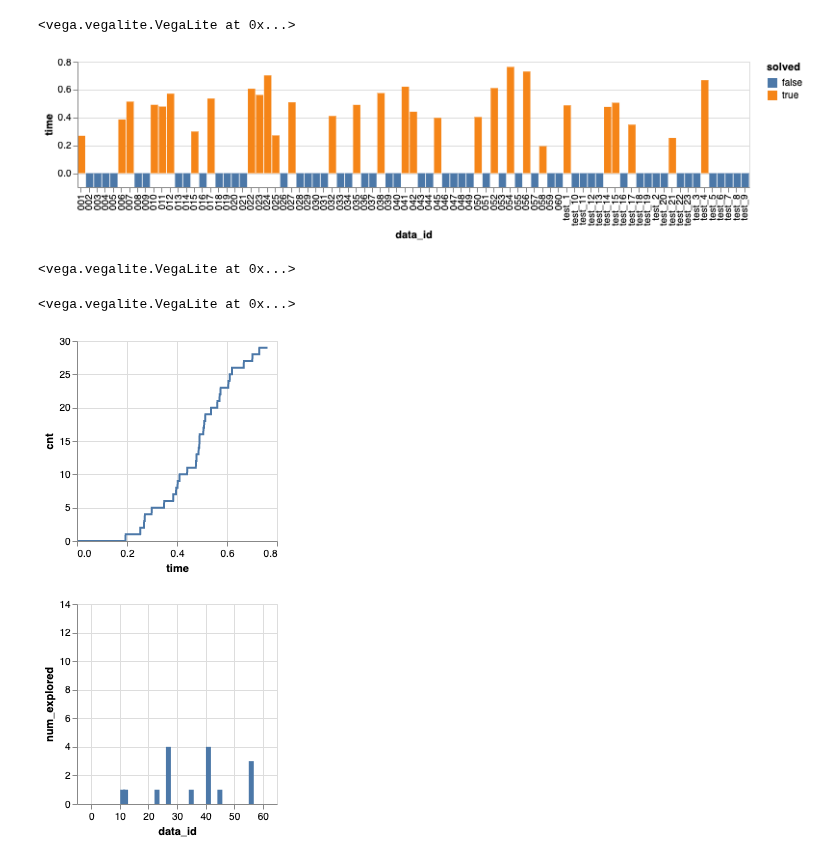
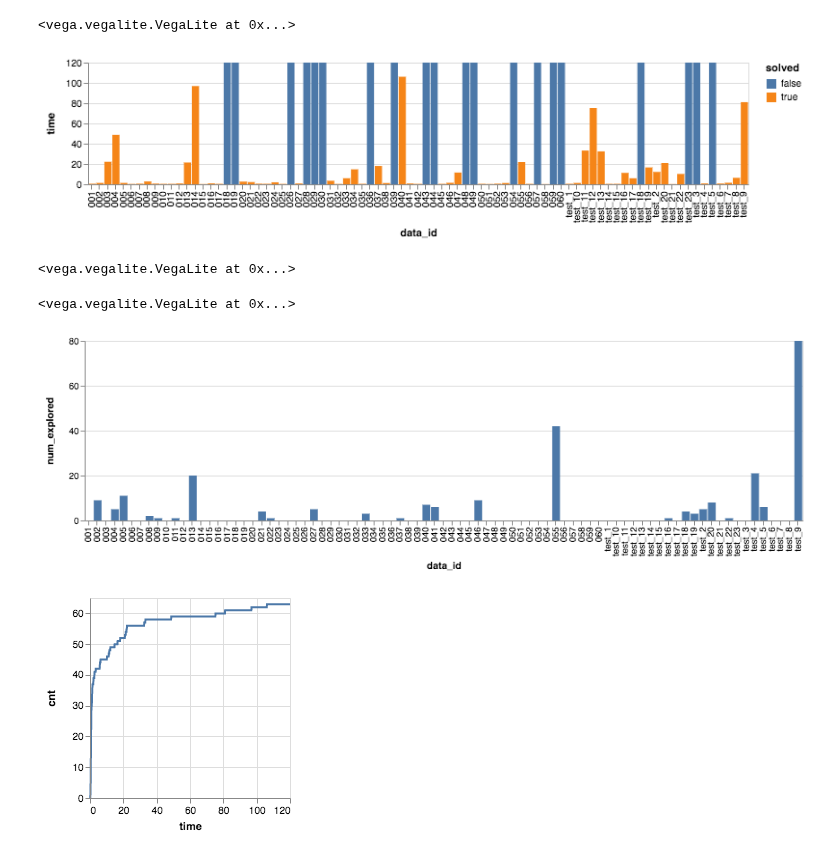
Before and after one commit to Mestway/falx, a Jupyter notebook: output/analyze.ipynb, the cells around one changed output. Saved outputs shown, nothing was run; the diff lists cells and outputs as text; code cells hidden in the pictures.

```diff
--- a/output/analyze.ipynb
+++ b/output/analyze.ipynb
@@ -14,13 +14,15 @@ OUTPUT_DIR = os.path.join("output")
 parser = argparse.ArgumentParser()
 parser.add_argument(dest="log_dir")
 
+max_time = 120
+
 def parse_log_content(lines):
 
     status = {
         "num_candidates": [],
         "table_prog": None,
         "vis_spec": None,
-        "time": -0.1
+        "time": max_time
     }
 
     for i, l in enumerate(lines):
@@ -32,7 +34,7 @@ def parse_log_content(lines):
             status["table_prog"] = lines[i + 1]
         if l.startswith("# vis_spec:") and len(lines) > i + 1:
             status["vis_spec"] = lines[i + 1]
-    status["solved"] = status["time"] !=  -0.1
+    status["solved"] = status["time"] !=  max_time
     return status
 
 def analyze(log_dir):
@@ -67,41 +69,42 @@ def analyze(log_dir):
             "contains": "padding"
           },
         "$schema": "https://vega.github.io/schema/vega-lite/v3.json",
         "mark": {"type": "bar"},
         "encoding": {
             "y": {"field": "time", "type": "quantitative"},
             "x": { "field": "data_id", "type": "nominal" },
             "color": {"field": "solved", "type": "nominal"}
         }
     }
 
     chart2 = {
         "$schema": "https://vega.github.io/schema/vega-lite/v3.json",
         "mark": {"type": "line"},
         "encoding": {
             "y": {"field": "cnt", "type": "quantitative"},
             "x": { "field": "time", "type": "quantitative" }
         }
     }
 
     chart3 = {
+        "width": 800,
         "$schema": "https://vega.github.io/schema/vega-lite/v3.json",
         "mark": {"type": "bar"},
         "encoding": {
             "y": {"field": "num_explored", "type": "quantitative"},
-            "x": { "field": "data_id", "type": "quantitative" }
+            "x": { "field": "data_id", "type": "nominal" }
         }
     }
 
     VegaLite(chart, df).display()
+    VegaLite(chart3, df).display()
     VegaLite(chart2, cdf).display()
-    VegaLite(chart3, df).display()
+
+analyze("exp_20190706_170052")
+# %% [output]
+<vega.vegalite.VegaLite at 0x...>
+[figure, added]
+<vega.vegalite.VegaLite at 0x...>
+<vega.vegalite.VegaLite at 0x...>
+[figure, added]
+[figure, added]
-# %%
-analyze("exp_20190706_164344")
-# %% [output]
-<vega.vegalite.VegaLite at 0x...>
-[figure, removed]
-<vega.vegalite.VegaLite at 0x...>
-<vega.vegalite.VegaLite at 0x...>
-[figure, removed]
-[figure, removed]
```
Also changed, not shown: parts of 1 cell of this notebook.
